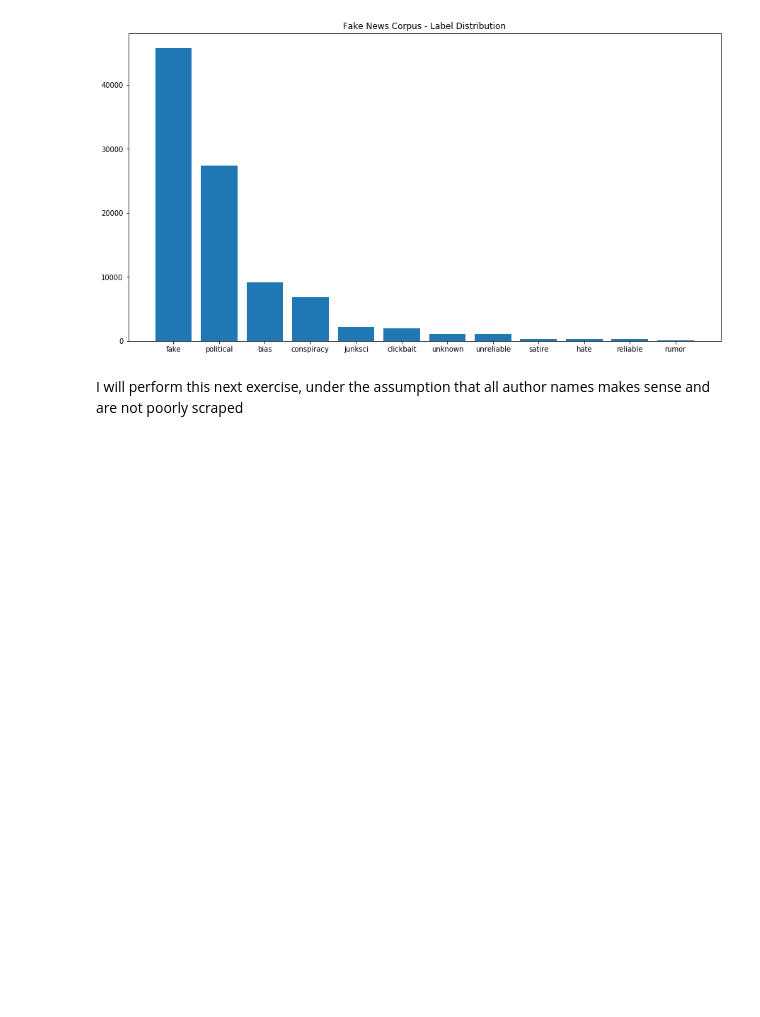
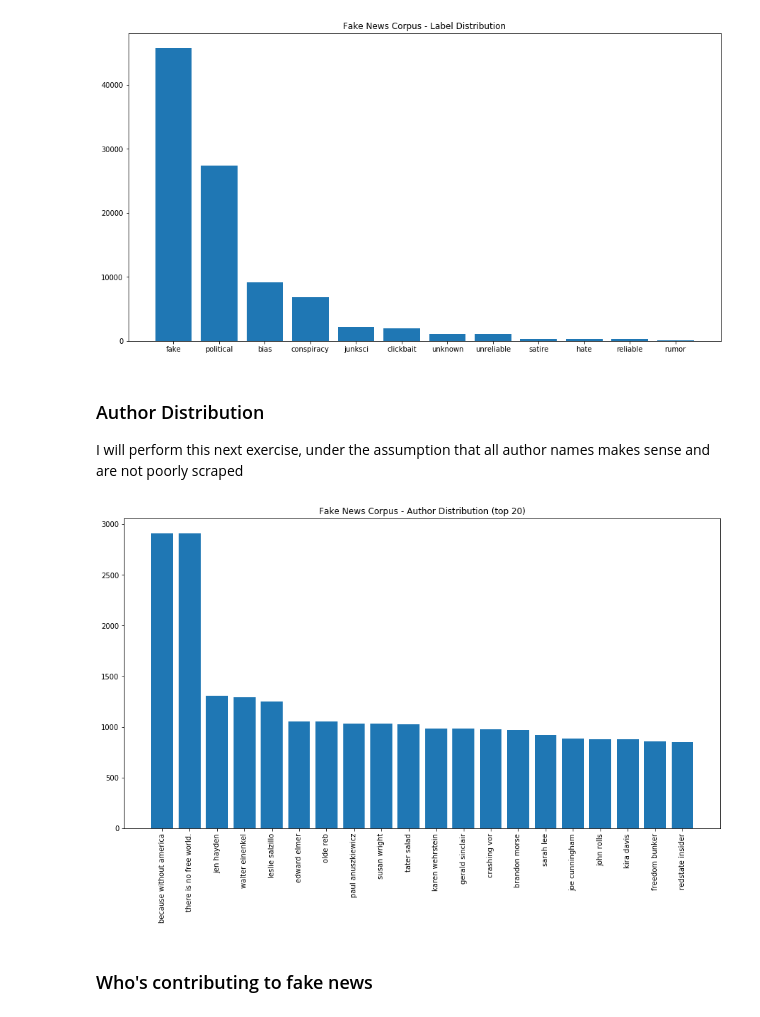
Before and after one commit to fmbahrt/fake-news-detection, a Jupyter notebook: fake-news-exploration.ipynb, the cells around one changed output. Cells and saved outputs as stored; diff of their text form; code cells hidden in the pictures; blank space fills up the shorter version.

```diff
--- a/fake-news-exploration.ipynb
+++ b/fake-news-exploration.ipynb
@@ -70,4 +70,31 @@ plt.show()
 # %% [output]
 [figure]
 # %% [markdown]
+### Author Distribution
 I will perform this next exercise, under the assumption that all author names makes sense and are not poorly scraped
+# %%
+query = """
+    SELECT WA.author_name, COUNT(WA.article_id)
+    FROM (SELECT A.author_name, A.author_id, W.article_id
+          FROM author as A, written_by as W
+           WHERE A.author_id = W.author_id) as WA
+    GROUP BY WA.author_name
+    ORDER BY COUNT(WA.article_id) DESC
+"""
+cursor.execute(query)
+res = cursor.fetchall()
+# %%
+res = res[13:13+20] #first 13 are poorly scraped tags
+xs = np.arange(len(res))
+ys = [int(t[1]) for t in res]
+names = [t[0] for t in res]
+
+fig, ax = plt.subplots(figsize=(15, 8))
+plt.bar(xs, ys)
+plt.xticks(xs, names, rotation='vertical')
+plt.title("Fake News Corpus - Author Distribution (top 20)")
+plt.show()
+# %% [output]
+[figure, added]
+# %% [markdown]
+### Who's contributing to fake news
```
Also changed, not shown: parts of 7 cells of this notebook.
